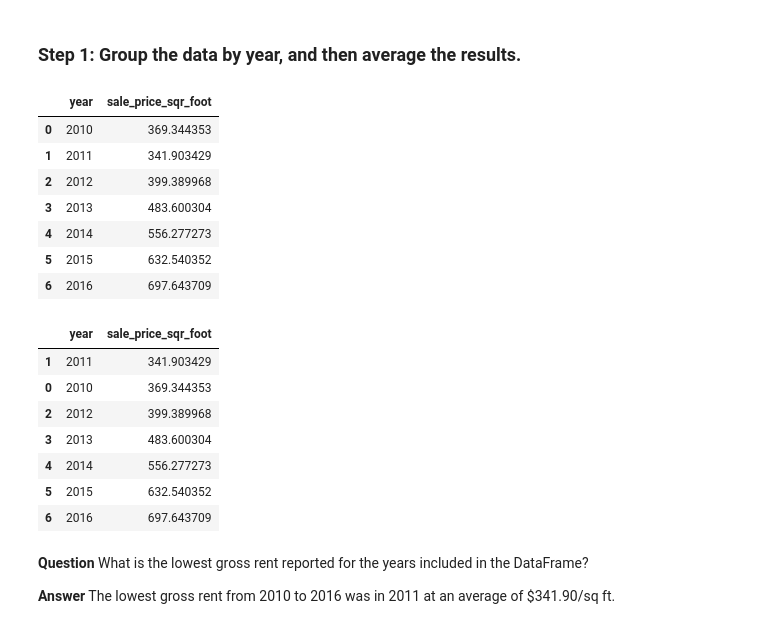
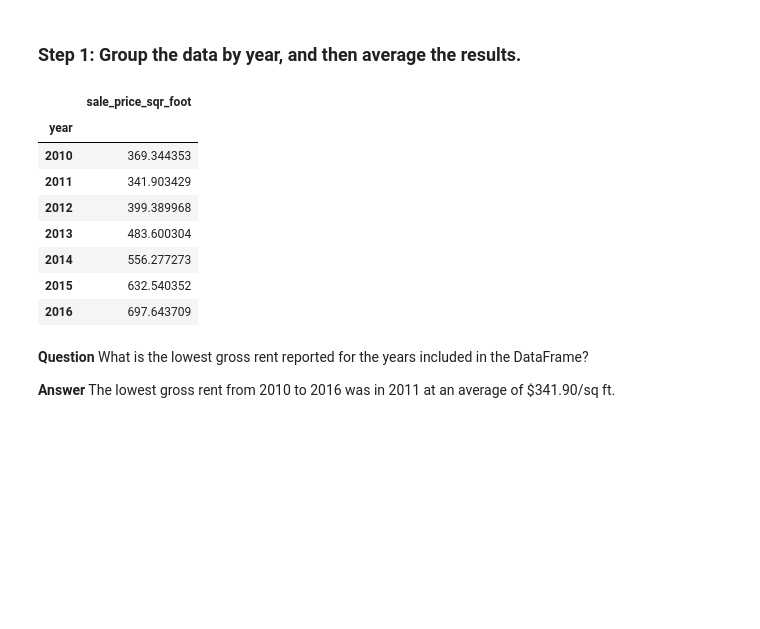
Before and after one commit to allyche/module_6_challenge, a Jupyter notebook: san_francisco_housing.ipynb, the cells around one changed output. Drawn from its saved outputs; the diff is of its cells as text; code cells hidden in the pictures; blank space fills up the shorter version.

```diff
--- a/san_francisco_housing.ipynb
+++ b/san_francisco_housing.ipynb
@@ -193,12 +193,8 @@ For this part of the assignment, use numerical and visual aggregation to calcula
 ### Step 1: Use the `groupby` function to group the data by year. Aggregate the results by the `mean` of the groups.
 # %%
 # Create a numerical aggregation that groups the data by the year and then averages the results.
-sfo_data_df["housing_units_by_thousands"] = sfo_data_df["housing_units"] / 1000
-housing_units_by_year = sfo_data_df[["year","housing_units_by_thousands"]]
-housing_units_by_year2 = housing_units_by_year.groupby("year").mean()
-housing_units_by_year2
-housing_units_by_year2.reset_index(inplace=True)
+housing_units_by_year = sfo_data_df[["year","housing_units"]].groupby("year").mean()
 
 # Review the DataFrame
-housing_units_by_year2
+housing_units_by_year
 # %% [output]
@@ -262,30 +260,22 @@ For this part of the assignment, use numerical and visual aggregation to calcula
 ### Step 1: Group the data by year, and then average the results.
 # %%
 # Create a numerical aggregation by grouping the data by year and averaging the result.
-prices_square_foot_by_year = sfo_data_df[["year","sale_price_sqr_foot"]]
-prices_square_foot_by_year2 = housing_units_by_year.groupby("year").mean()
-prices_square_foot_by_year2.reset_index(inplace=True)
+prices_square_foot_by_year = sfo_data_df[["year","sale_price_sqr_foot"]].groupby("year").mean()
+#prices_square_foot_by_year2 = housing_units_by_year.groupby("year").mean()
+#prices_square_foot_by_year2.reset_index(inplace=True)
 
 # Review the resulting DataFrame
-display(prices_square_foot_by_year2)
-display(prices_square_foot_by_year2.sort_values("sale_price_sqr_foot"))
+display(prices_square_foot_by_year)
 # %% [output]
-|  | year | sale_price_sqr_foot |
-| 0 | 2010 | 369.344353 |
-| 1 | 2011 | 341.903429 |
-| 2 | 2012 | 399.389968 |
-| 3 | 2013 | 483.600304 |
-| 4 | 2014 | 556.277273 |
-| 5 | 2015 | 632.540352 |
-| 6 | 2016 | 697.643709 |
+|  | sale_price_sqr_foot |
+| year |  |
+| 2010 | 369.344353 |
+| 2011 | 341.903429 |
+| 2012 | 399.389968 |
+| 2013 | 483.600304 |
+| 2014 | 556.277273 |
+| 2015 | 632.540352 |
+| 2016 | 697.643709 |
-|  | year | sale_price_sqr_foot |
-| 1 | 2011 | 341.903429 |
-| 0 | 2010 | 369.344353 |
-| 2 | 2012 | 399.389968 |
-| 3 | 2013 | 483.600304 |
-| 4 | 2014 | 556.277273 |
-| 5 | 2015 | 632.540352 |
-| 6 | 2016 | 697.643709 |
 # %% [markdown]
 **Question** What is the lowest gross rent reported for the years included in the DataFrame?
 
```
Also changed, not shown: parts of 13 cells of this notebook.
